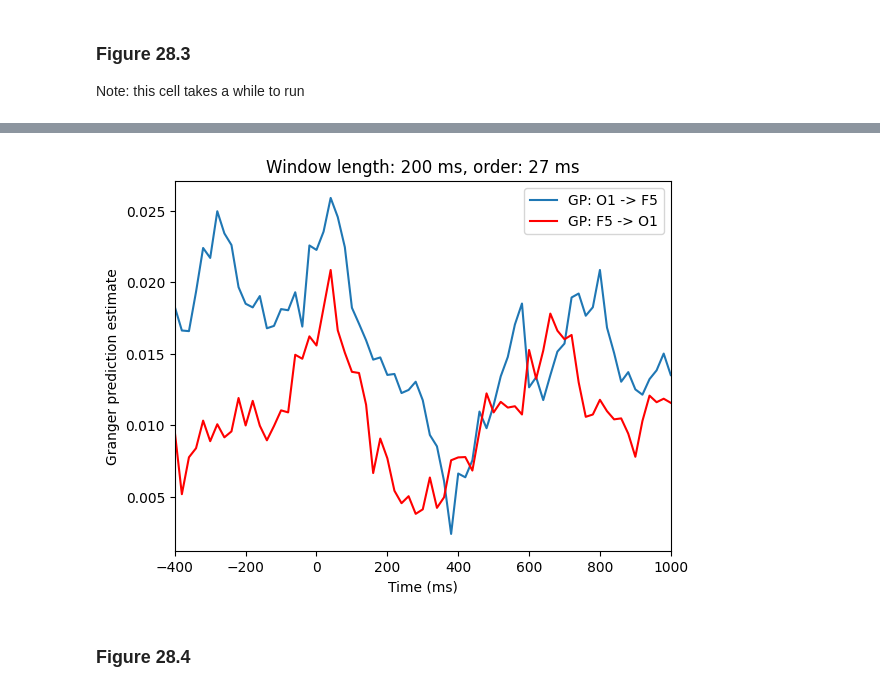
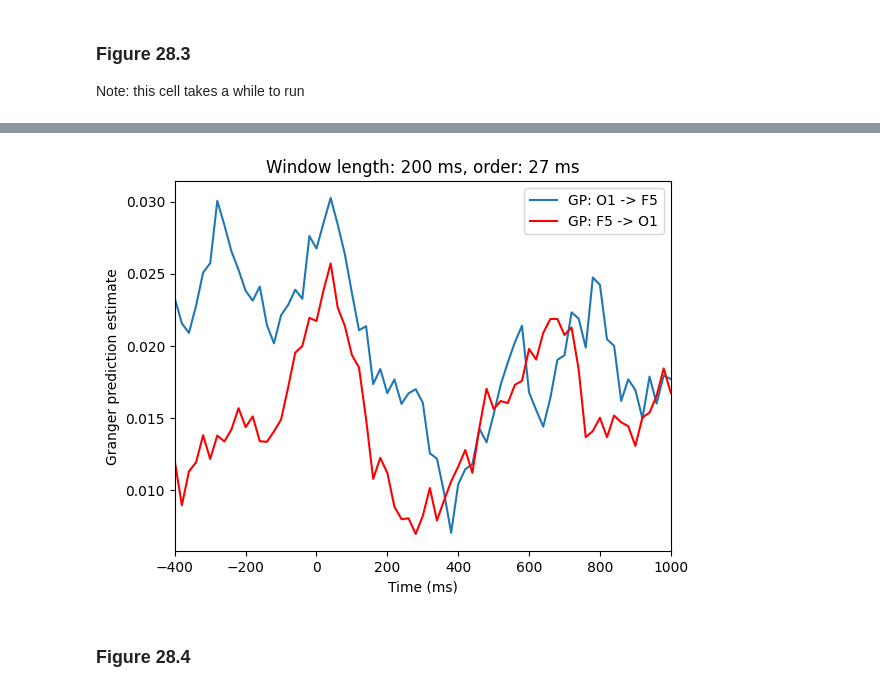
Before and after one commit to agencyenterprise/AnalyzingNeuralTimeSeries-Python, a Jupyter notebook: nbs/chapter28.ipynb, the cells around one changed output, grey strips where cells are left out. Drawn from its saved outputs; the diff is of its cells as text; code cells hidden in the pictures.

```diff
--- a/nbs/chapter28.ipynb
+++ b/nbs/chapter28.ipynb
@@ -121,5 +120,3 @@ plt.show()
 ### Figure 28.3
 
 Note: this cell takes a while to run
-# %%
-tempdata = eegdata[:, times2saveidx[timei] - timewin_points//2:times2saveidx[timei] + timewin_points//2 - ((timewin_points+1)%2) + 1, :]
@@ -174,52 +157,45 @@ bic = np.zeros((len(times2save), 15))  # Bayes info criteria (hard-coded to orde
 # Loop over time points
 for timei in range(len(times2save)):
     # Data from all trials in this time window
     tempdata = eegdata[:, times2saveidx[timei] - timewin_points//2:times2saveidx[timei] + timewin_points//2 - ((timewin_points+1)%2) + 1, :].copy()
 
     # Detrend and zscore all data
     for triali in range(EEG['trials'][0, 0]):
-        tempdata[0, :, triali] = zscore(detrend(tempdata[0, :, triali], axis=0), axis=0)
-        tempdata[1, :, triali] = zscore(detrend(tempdata[1, :, triali], axis=0), axis=0)
+        tempdata[0, :, triali] = zscore(detrend(tempdata[0, :, triali], axis=0), ddof=1, axis=0)
+        tempdata[1, :, triali] = zscore(detrend(tempdata[1, :, triali], axis=0), ddof=1, axis=0)
 
     # Reshape tempdata for VAR
     tempdata = np.reshape(tempdata, (2, timewin_points * EEG['trials'][0][0]), 'F')
 
-    # Fit univariate AR models for each channel
-    model_x = AutoReg(tempdata[0, :], lags=order_points, old_names=False)
-    model_y = AutoReg(tempdata[1, :], lags=order_points, old_names=False)
-    results_x = model_x.fit()
-    results_y = model_y.fit()
-
-    # Fit bivariate VAR model
-    var_model = VAR(tempdata.T)
-    var_results = var_model.fit(maxlags=order_points)
-
-    # Compute error variances
-    Ex = results_x.sigma2
-    Ey = results_y.sigma2
-    E = var_results.sigma_u
+    # Fit AR models
+    Ax, Ex, _ = armorf(tempdata[0, :][np.newaxis, :], EEG['trials'][0][0], timewin_points, order_points)
+    Ay, Ey, _ = armorf(tempdata[1, :][np.newaxis, :], EEG['trials'][0][0], timewin_points, order_points)
+    Axy, E, _ = armorf(tempdata, EEG['trials'][0][0], timewin_points, order_points)
 
     # Compute Granger causality values as log ratio of error variances
     y2x[timei] = np.log(Ex / E[0, 0])
     x2y[timei] = np.log(Ey / E[1, 1])
 
     # Compute BIC for optimal model order at each time point
+    # This code is used for the following cell
     for bici in range(bic.shape[1]):
-        var_results = var_model.fit(maxlags=bici + 1)
-        bic[timei, bici] = var_results.bic
+        # Run model
+        Axy, E, _ = armorf(tempdata, EEG['trials'][0][0], timewin_points, bici+1)
+        # Computer Bayes Information Criteria
+        bic[timei, bici] = np.log(np.linalg.det(E)) + (np.log(len(tempdata[0])) * (bici+1) * 2 ** 2) / len(tempdata[0])
 
 # Plot Granger causality over time
 plt.figure()
 plt.plot(times2save, x2y, label=f'GP: {chan1name} -> {chan2name}')
 plt.plot(times2save, y2x, 'r', label=f'GP: {chan2name} -> {chan1name}')
 plt.legend()
 plt.title(f'Window length: {timewin} ms, order: {order} ms')
 plt.xlim([-400, 1000])
 plt.xlabel('Time (ms)')
 plt.ylabel('Granger prediction estimate')
 plt.show()
 # %% [output]
-[figure, old version]
+[figure, new version]
 # %% [markdown]
 ### Figure 28.4
 # %%
```
Also changed, not shown: parts of 8 cells of this notebook.
